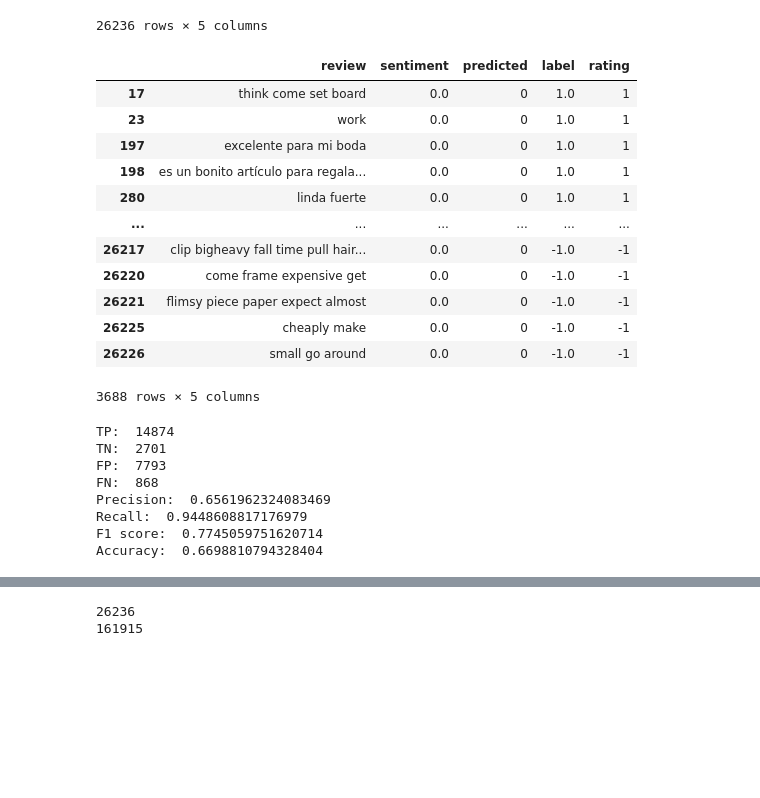
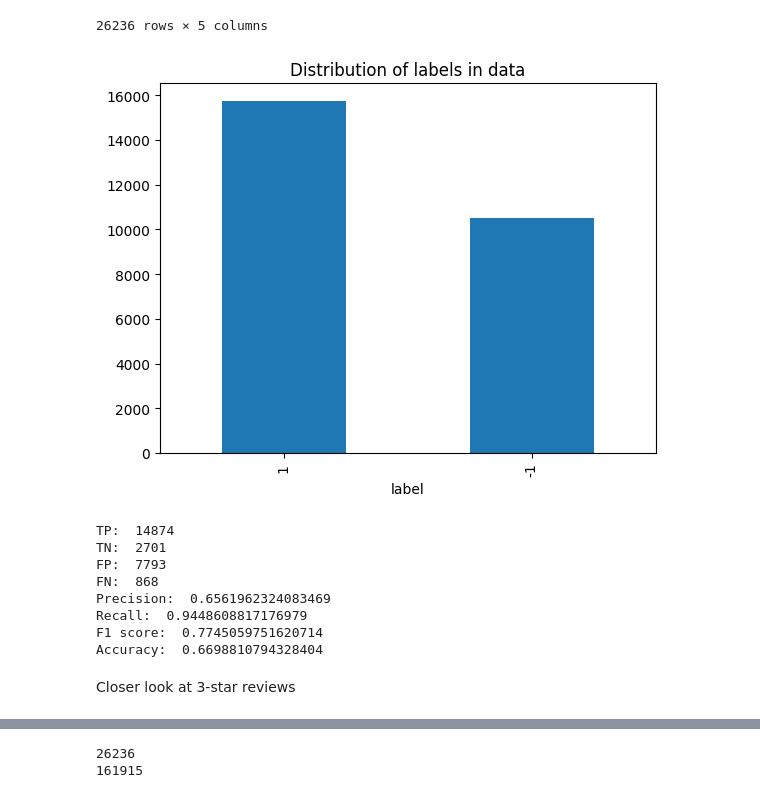
Before and after one commit to emilyguancamole/product-sentiment, a Jupyter notebook: evaluate.ipynb, the cells around one changed output, grey strips where cells are left out. Drawn from its saved outputs; the diff is of its cells as text; code cells hidden in the pictures; blank space fills up the shorter version.

```diff
--- a/evaluate.ipynb
+++ b/evaluate.ipynb
@@ -13,6 +5,6 @@ np.random.seed(0)
 # %%
 def classify_sentiment(sentiment):
-    ''' Classify sentiment as positive, negative, or neutral based on compound score. '''
+    ''' Classify sentiment as positive, negative, or neutral based on sentiment score. '''
     if sentiment==None:
         return None
     if sentiment >= 0.05:
@@ -23,7 +15,7 @@ def classify_sentiment(sentiment):
         return 0 # neutral
 
 def classify_sentiment_binary(sentiment):
-    ''' Classify sentiment as positive or negative based on compound score. '''
+    ''' Classify sentiment as positive or negative based on sentiment score. '''
     if sentiment >= 0:
         return 1
     else:
@@ -56,23 +49,14 @@ whole_sent
 | 26234 | cheaply make carbiner break withi... | 0.5106 | 1 | -1 | 2.0 |
 | 26235 | really cute item start turn color... | 0.5095 | 1 | -1 | 2.0 |
 26236 rows × 5 columns
-# %%
-# number of neutral predicted
-whole_sent[whole_sent['predicted'] == 0]
-# %% [output]
-|  | review | sentiment | predicted | label | rating |
-| 17 | think come set board | 0.0 | 0 | 1.0 | 1 |
-| 23 | work | 0.0 | 0 | 1.0 | 1 |
-| 197 | excelente para mi boda | 0.0 | 0 | 1.0 | 1 |
-| 198 | es un bonito artículo para regala... | 0.0 | 0 | 1.0 | 1 |
-| 280 | linda fuerte | 0.0 | 0 | 1.0 | 1 |
-| ... | ... | ... | ... | ... | ... |
-| 26217 | clip bigheavy fall time pull hair... | 0.0 | 0 | -1.0 | -1 |
-| 26220 | come frame expensive get | 0.0 | 0 | -1.0 | -1 |
-| 26221 | flimsy piece paper expect almost | 0.0 | 0 | -1.0 | -1 |
-| 26225 | cheaply make | 0.0 | 0 | -1.0 | -1 |
-| 26226 | small go around | 0.0 | 0 | -1.0 | -1 |
-3688 rows × 5 columns
+# %%
+# Plot distribution of labels in data
+import matplotlib.pyplot as plt
+whole_sent['label'].value_counts().plot(kind='bar')
+plt.title('Distribution of labels in data')
+plt.show()
+# %% [output]
+[figure, added]
 # %%
 # Confusion matrix
 def get_stats(predictions_df, pred_col_name='predicted', label_col_name='label'):
@@ -99,3 +83,5 @@ Precision:  0.6561962324083469
 Recall:  0.9448608817176979
 F1 score:  0.7745059751620714
 Accuracy:  0.6698810794328404
+# %% [markdown]
+Closer look at 3-star reviews
```
Also changed, not shown: parts of 7 cells of this notebook, 3 other files.
